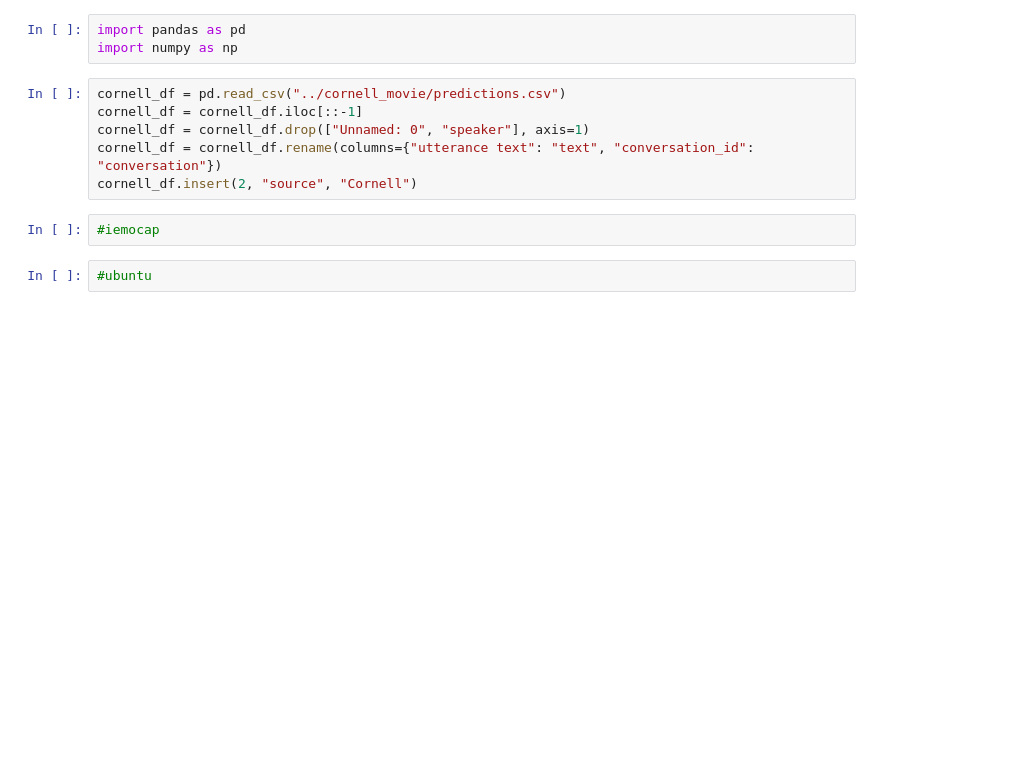
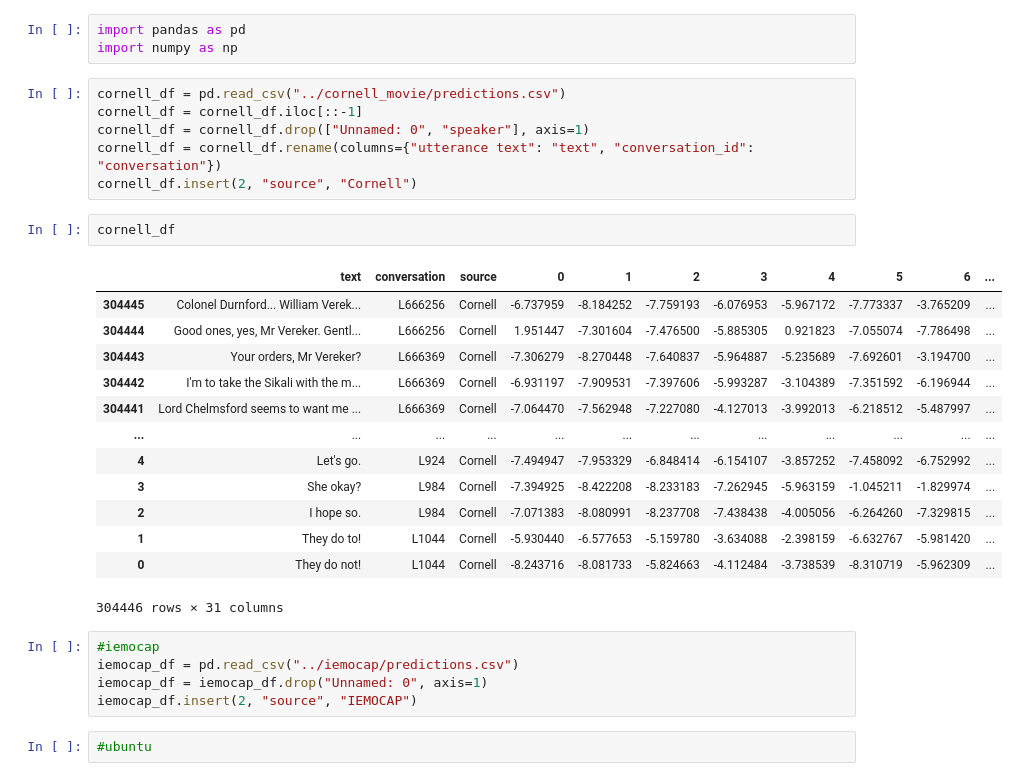
Before and after one commit to alexlu07/Context-Is-All-You-Need, a Jupyter notebook: model2/predictions/data_process.ipynb, the cells around one changed output. Drawn from its saved outputs; the diff is of its cells as text; blank space fills up the shorter version.

```diff
--- a/model2/predictions/data_process.ipynb
+++ b/model2/predictions/data_process.ipynb
@@ -7,8 +7,27 @@ cornell_df = cornell_df.iloc[::-1]
 cornell_df = cornell_df.drop(["Unnamed: 0", "speaker"], axis=1)
 cornell_df = cornell_df.rename(columns={"utterance text": "text", "conversation_id": "conversation"})
 cornell_df.insert(2, "source", "Cornell")
-# %%
-#iemocap
+# %%
+cornell_df
+# %% [output]
+|  | text | conversation | source | 0 | 1 | 2 | 3 | 4 | 5 | 6 | ... |
+| 304445 | Colonel Durnford... William Verek... | L666256 | Cornell | -6.737959 | -8.184252 | -7.759193 | -6.076953 | -5.967172 | -7.773337 | -3.765209 | ... |
+| 304444 | Good ones, yes, Mr Vereker. Gentl... | L666256 | Cornell | 1.951447 | -7.301604 | -7.476500 | -5.885305 | 0.921823 | -7.055074 | -7.786498 | ... |
+| 304443 | Your orders, Mr Vereker? | L666369 | Cornell | -7.306279 | -8.270448 | -7.640837 | -5.964887 | -5.235689 | -7.692601 | -3.194700 | ... |
+| 304442 | I'm to take the Sikali with the m... | L666369 | Cornell | -6.931197 | -7.909531 | -7.397606 | -5.993287 | -3.104389 | -7.351592 | -6.196944 | ... |
+| 304441 | Lord Chelmsford seems to want me ... | L666369 | Cornell | -7.064470 | -7.562948 | -7.227080 | -4.127013 | -3.992013 | -6.218512 | -5.487997 | ... |
+| ... | ... | ... | ... | ... | ... | ... | ... | ... | ... | ... | ... |
+| 4 | Let's go. | L924 | Cornell | -7.494947 | -7.953329 | -6.848414 | -6.154107 | -3.857252 | -7.458092 | -6.752992 | ... |
+| 3 | She okay? | L984 | Cornell | -7.394925 | -8.422208 | -8.233183 | -7.262945 | -5.963159 | -1.045211 | -1.829974 | ... |
+| 2 | I hope so. | L984 | Cornell | -7.071383 | -8.080991 | -8.237708 | -7.438438 | -4.005056 | -6.264260 | -7.329815 | ... |
+| 1 | They do to! | L1044 | Cornell | -5.930440 | -6.577653 | -5.159780 | -3.634088 | -2.398159 | -6.632767 | -5.981420 | ... |
+| 0 | They do not! | L1044 | Cornell | -8.243716 | -8.081733 | -5.824663 | -4.112484 | -3.738539 | -8.310719 | -5.962309 | ... |
+304446 rows × 31 columns
+# %%
+#iemocap
+iemocap_df = pd.read_csv("../iemocap/predictions.csv")
+iemocap_df = iemocap_df.drop("Unnamed: 0", axis=1)
+iemocap_df.insert(2, "source", "IEMOCAP")
 # %%
 #ubuntu
 # %%
```
Also changed, not shown: parts of 5 cells of this notebook, 6 other files.
